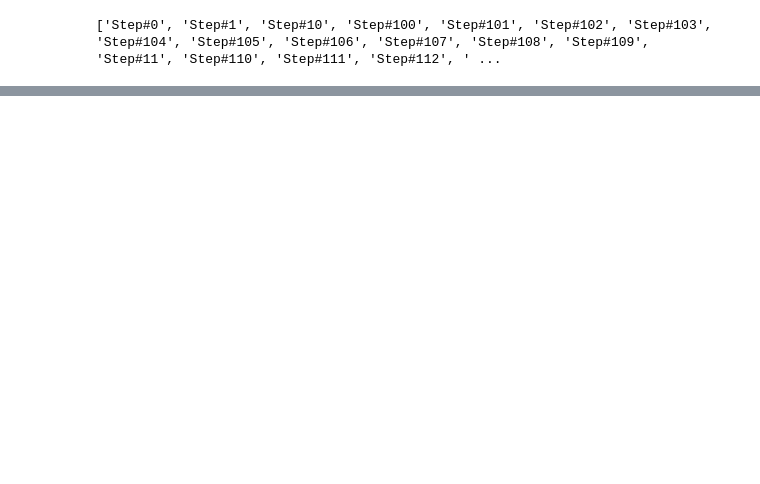
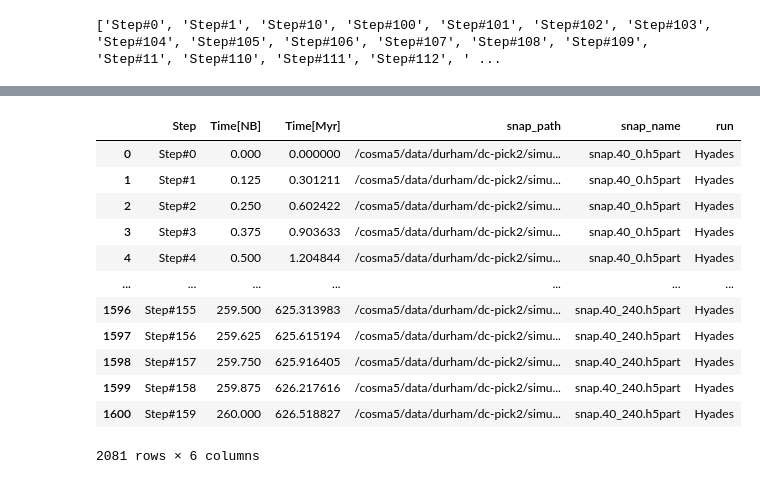
Before and after one commit to RSPicken2/stellar-streams, a Jupyter notebook: GlobularClusters.ipynb, the cells around one changed output, grey strips where cells are left out. Saved outputs shown, nothing was run; the diff lists cells and outputs as text; code cells hidden in the pictures; blank space fills up the shorter version.

```diff
--- a/GlobularClusters.ipynb
+++ b/GlobularClusters.ipynb
@@ -44,0 +39,5 @@ path
+# %%
+Hyades_path = source + '/Hyades'
+
+snaps = get_snaps(path)
+print(snaps)
@@ -65,6 +66,0 @@ with h5py.File(path, 'r') as f:
-# %%
-with open(source + '/Hyades/status.36', 'r') as f:
-    for i, line in enumerate(f):
-        print(line)
-        if i > 20:
-            break
@@ -299 +133,24 @@ plt.show()
+# %%
+Hyades_path = source + '/Hyades'
+glob_path = Hyades_path + '/global.30'
+df_glob = pd.read_csv(glob_path, sep=r"\s+", index_col=False)
+
+snaps = get_snaps(Hyades_path)
+
+snap_df = get_run_snap_times('Hyades', snaps, df_glob)
+snap_df
+# %% [output]
+|  | Step | Time[NB] | Time[Myr] | snap_path | snap_name | run |
+| 0 | Step#0 | 0.000 | 0.000000 | /cosma5/data/durham/dc-pick2/simu... | snap.40_0.h5part | Hyades |
+| 1 | Step#1 | 0.125 | 0.301211 | /cosma5/data/durham/dc-pick2/simu... | snap.40_0.h5part | Hyades |
+| 2 | Step#2 | 0.250 | 0.602422 | /cosma5/data/durham/dc-pick2/simu... | snap.40_0.h5part | Hyades |
+| 3 | Step#3 | 0.375 | 0.903633 | /cosma5/data/durham/dc-pick2/simu... | snap.40_0.h5part | Hyades |
+| 4 | Step#4 | 0.500 | 1.204844 | /cosma5/data/durham/dc-pick2/simu... | snap.40_0.h5part | Hyades |
+| ... | ... | ... | ... | ... | ... | ... |
+| 1596 | Step#155 | 259.500 | 625.313983 | /cosma5/data/durham/dc-pick2/simu... | snap.40_240.h5part | Hyades |
+| 1597 | Step#156 | 259.625 | 625.615194 | /cosma5/data/durham/dc-pick2/simu... | snap.40_240.h5part | Hyades |
+| 1598 | Step#157 | 259.750 | 625.916405 | /cosma5/data/durham/dc-pick2/simu... | snap.40_240.h5part | Hyades |
+| 1599 | Step#158 | 259.875 | 626.217616 | /cosma5/data/durham/dc-pick2/simu... | snap.40_240.h5part | Hyades |
+| 1600 | Step#159 | 260.000 | 626.518827 | /cosma5/data/durham/dc-pick2/simu... | snap.40_240.h5part | Hyades |
+2081 rows × 6 columns
 # %%
```
Also changed, not shown: parts of 23 cells of this notebook.
